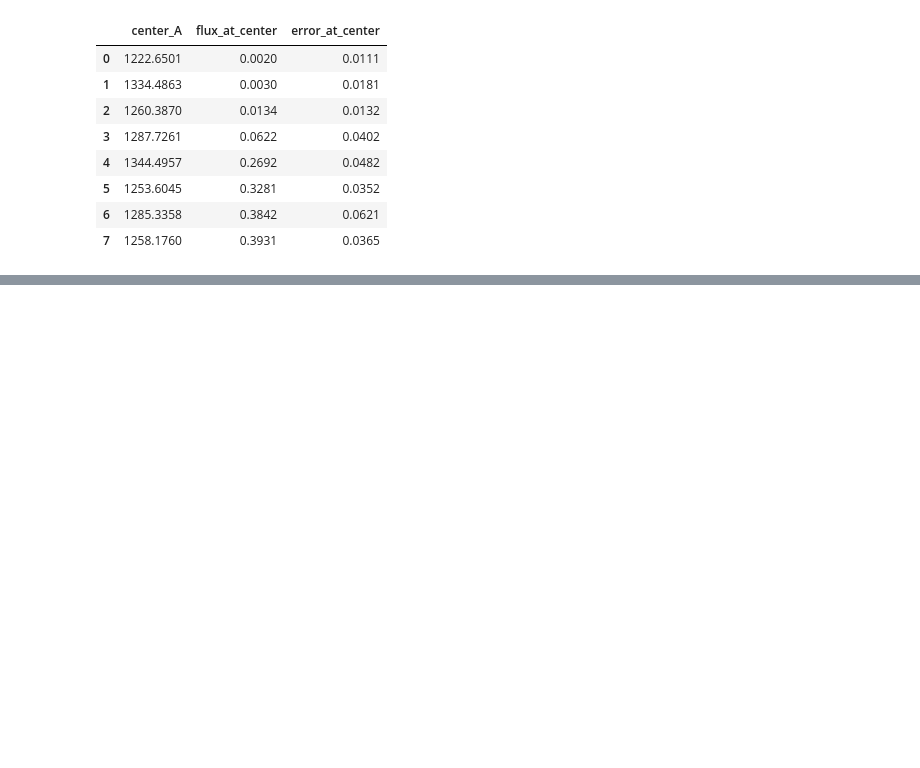
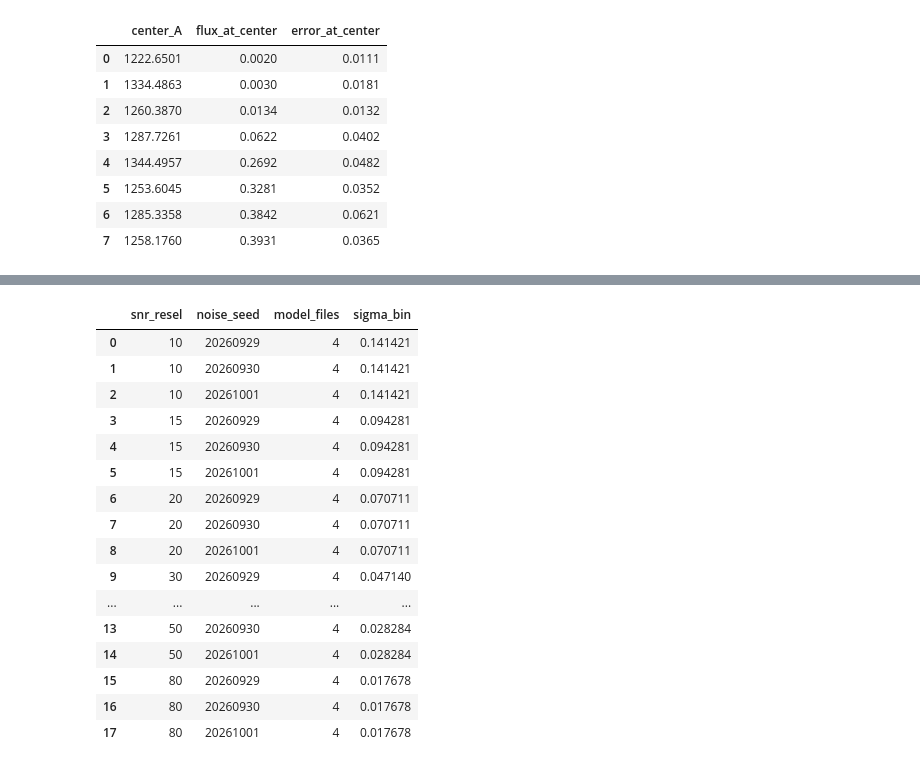
Before and after one commit to gogoi7/lya_forest_ml, a Jupyter notebook: notebooks/cos_obs.ipynb, the cells around one changed output, grey strips where cells are left out. Saved outputs shown, nothing was run; the diff lists cells and outputs as text; code cells hidden in the pictures; blank space fills up the shorter version.

```diff
--- a/notebooks/cos_obs.ipynb
+++ b/notebooks/cos_obs.ipynb
@@ -893,0 +1426,20 @@ fig_strong.show()
+# %%
+importlib.reload(cos)
+importlib.reload(sweep)
+
+clean_lp1 = {}
+cache_rows = []
+
+for model in sweep.MODELS:
+    flux, dv_out, metadata = sweep.cache_lp1_flux(model, ROOT)
+    clean_lp1[model] = (flux, dv_out, metadata)
+
+    cache_rows.append({
+        "model": model,
+        "shape": flux.shape,
+        "dv_out (km/s)": dv_out,
+        "tau_scale": metadata["tau_scale"],
+        "max mean-flux error": metadata["max_mean_flux_error"],
+    })
+
+pd.DataFrame(cache_rows)
@@ -893,0 +1550,37 @@ fig_strong.show()
+# %%
+importlib.reload(sweep)
+
+sweep_feature_dirs = {}
+feature_rows = []
+
+for snr in sweep.SNR_LEVELS:
+    for seed in sweep.NOISE_SEEDS:
+        for model in sweep.MODELS:
+            path, metadata = sweep.build_snr_features(
+                model=model,
+                snr_resel=snr,
+                noise_seed=seed,
+                clean=clean_lp1[model],
+                root=ROOT,
+            )
+
+            sweep_feature_dirs[(snr, seed)] = path.parent
+            feature_rows.append({
+                "snr_resel": snr,
+                "noise_seed": seed,
+                "model": model,
+                "sigma_bin": metadata["noise_sigma"],
+                "negative_flux_fraction": metadata["negative_flux_fraction"],
+            })
+
+feature_table = pd.DataFrame(feature_rows)
+
+print(f"Verified feature files: {len(feature_table)} / 72")
+display(
+    feature_table.groupby(["snr_resel", "noise_seed"], as_index=False)
+    .agg(
+        model_files=("model", "nunique"),
+        sigma_bin=("sigma_bin", "first"),
+    )
+)
+# %% [output]
@@ -893,0 +1604,17 @@ fig_strong.show()
+|  | snr_resel | noise_seed | model_files | sigma_bin |
+| 0 | 10 | 20260929 | 4 | 0.141421 |
+| 1 | 10 | 20260930 | 4 | 0.141421 |
+| 2 | 10 | 20261001 | 4 | 0.141421 |
+| 3 | 15 | 20260929 | 4 | 0.094281 |
+| 4 | 15 | 20260930 | 4 | 0.094281 |
+| 5 | 15 | 20261001 | 4 | 0.094281 |
+| 6 | 20 | 20260929 | 4 | 0.070711 |
+| 7 | 20 | 20260930 | 4 | 0.070711 |
+| 8 | 20 | 20261001 | 4 | 0.070711 |
+| 9 | 30 | 20260929 | 4 | 0.047140 |
+| ... | ... | ... | ... | ... |
+| 13 | 50 | 20260930 | 4 | 0.028284 |
+| 14 | 50 | 20261001 | 4 | 0.028284 |
+| 15 | 80 | 20260929 | 4 | 0.017678 |
+| 16 | 80 | 20260930 | 4 | 0.017678 |
+| 17 | 80 | 20261001 | 4 | 0.017678 |
```
Also changed, not shown: parts of 20 cells of this notebook, 13 other files.
